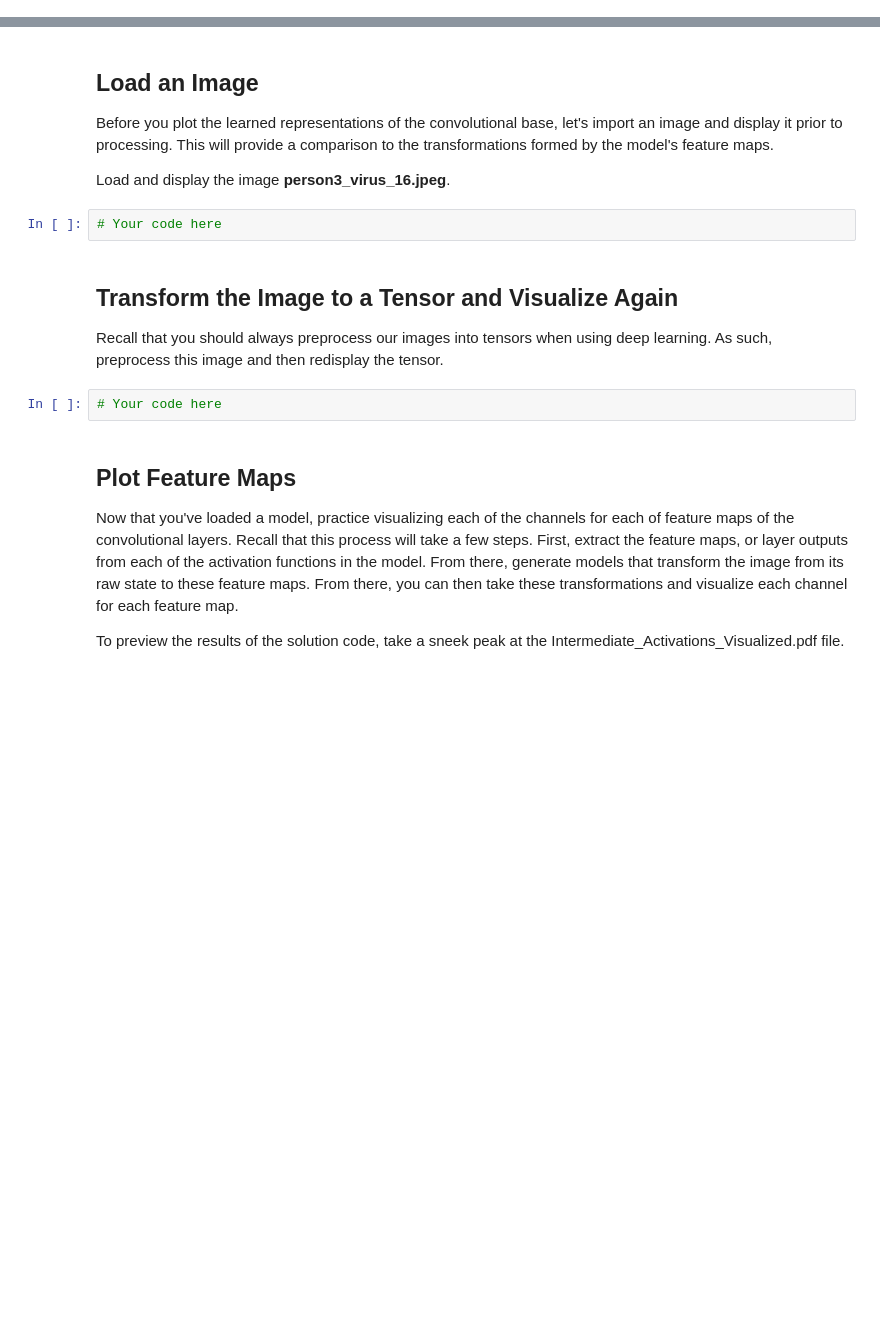
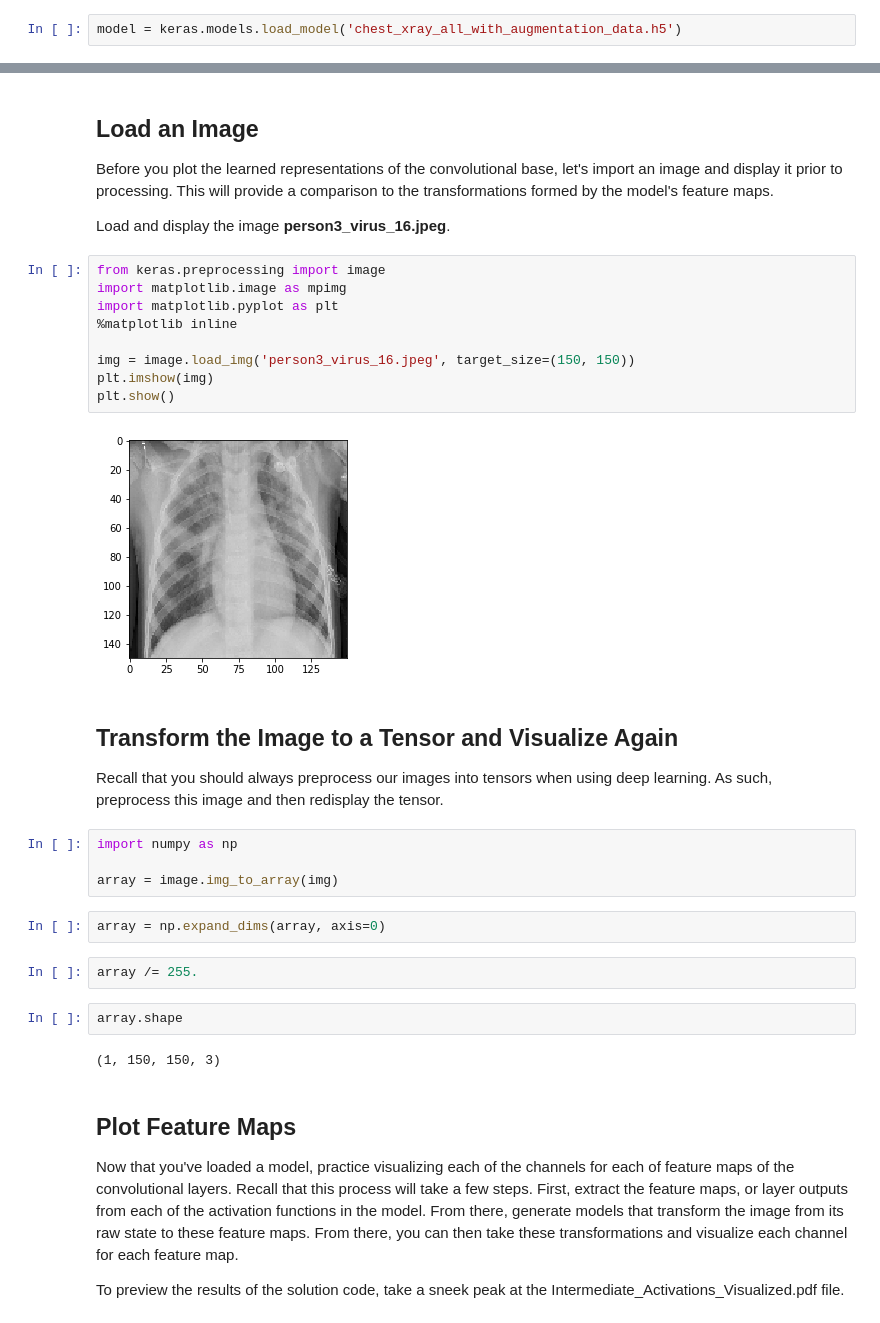
Before and after one commit to nikolholicka/curriculum, a Jupyter notebook: mod6/section47/dsc-visualizing-activation-functions-lab-online-ds-pt-041519/index.ipynb, the cells around one changed output, grey strips where cells are left out. Drawn from its saved outputs; the diff is of its cells as text; blank space fills up the shorter version.

```diff
--- a/mod6/section47/dsc-visualizing-activation-functions-lab-online-ds-pt-041519/index.ipynb
+++ b/mod6/section47/dsc-visualizing-activation-functions-lab-online-ds-pt-041519/index.ipynb
@@ -20,0 +32,2 @@ This saved file includes both the model architecture and the trained weights. Se
+# %%
+model = keras.models.load_model('chest_xray_all_with_augmentation_data.h5')
@@ -24,14 +57,33 @@ This saved file includes both the model architecture and the trained weights. Se
 Before you plot the learned representations of the convolutional base, let's import an image and display it prior to processing. This will provide a comparison to the transformations formed by the model's feature maps.
 
 Load and display the image **person3_virus_16.jpeg**.
-# %%
-# Your code here
+# %%
+from keras.preprocessing import image
+import matplotlib.image as mpimg
+import matplotlib.pyplot as plt
+%matplotlib inline
+
+img = image.load_img('person3_virus_16.jpeg', target_size=(150, 150))
+plt.imshow(img)
+plt.show()
+# %% [output]
+[figure, added]
 # %% [markdown]
 ## Transform the Image to a Tensor and Visualize Again
 
 Recall that you should always preprocess our images into tensors when using deep learning. As such, preprocess this image and then redisplay the tensor.
-# %%
-# Your code here
+# %%
+import numpy as np
+
+array = image.img_to_array(img)
+# %%
+array = np.expand_dims(array, axis=0)
+# %%
+array /= 255.
+# %%
+array.shape
+# %% [output]
+(1, 150, 150, 3)
 # %% [markdown]
 ## Plot Feature Maps
 
```
Also changed, not shown: parts of 6 cells of this notebook.
